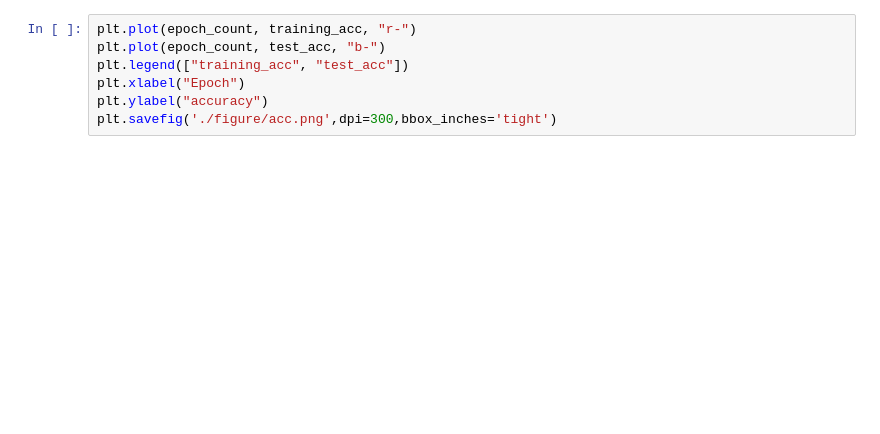
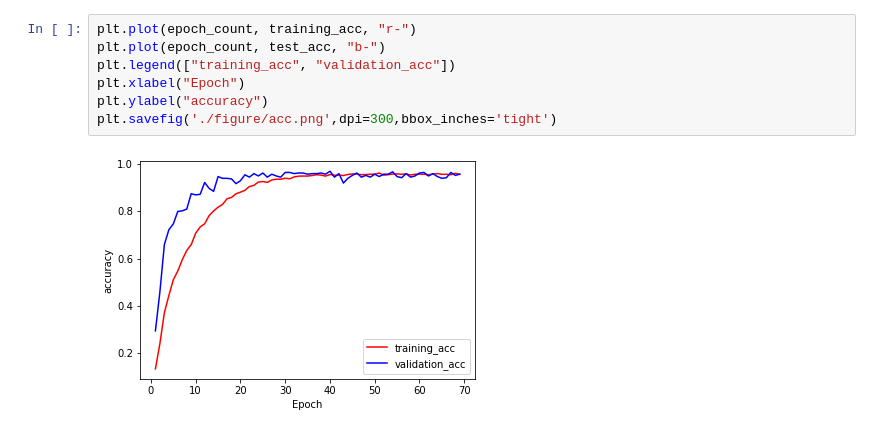
Before and after one commit to HOGEUNGOD/word_ml, a Jupyter notebook: VGG/VGG.ipynb, the cells around one changed output. Cells and saved outputs as stored; diff of their text form; blank space fills up the shorter version.

```diff
--- a/VGG/VGG.ipynb
+++ b/VGG/VGG.ipynb
@@ -135,8 +172,10 @@ plt.savefig('./figure/loss.png',dpi=300,bbox_inches='tight')
 # %%
 plt.plot(epoch_count, training_acc, "r-")
 plt.plot(epoch_count, test_acc, "b-")
-plt.legend(["training_acc", "test_acc"])
+plt.legend(["training_acc", "validation_acc"])
 plt.xlabel("Epoch")
 plt.ylabel("accuracy")
 plt.savefig('./figure/acc.png',dpi=300,bbox_inches='tight')
+# %% [output]
+[figure, added]
 # %%
```
Also changed, not shown: parts of 10 cells of this notebook, 37 other files.
